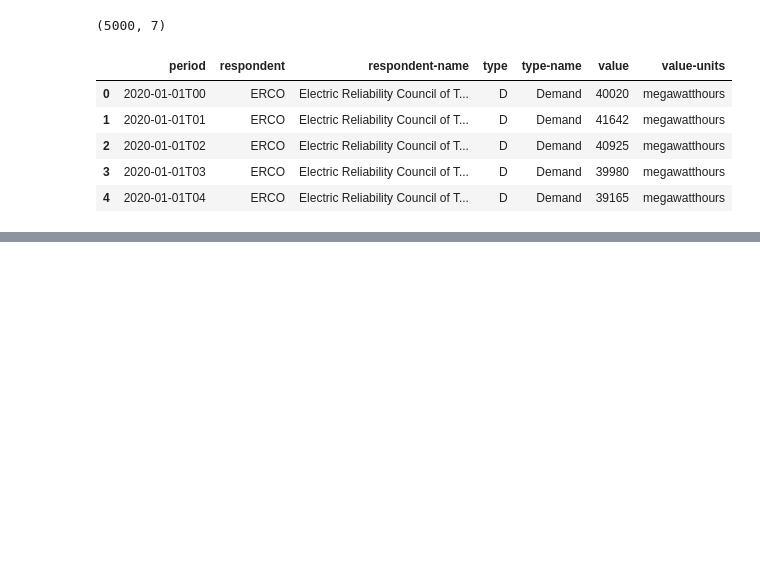
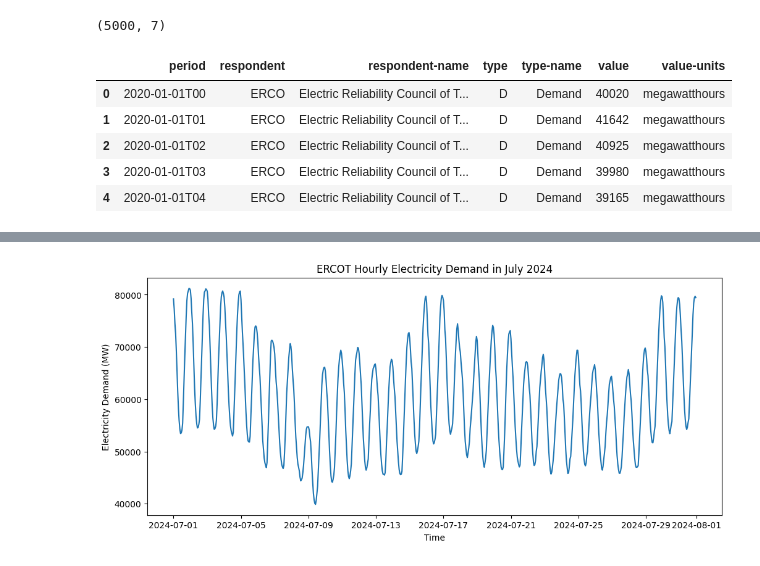
Before and after one commit to Chen-M-22/GridCast, a Jupyter notebook: 01_data_exploration.ipynb, the cells around one changed output, grey strips where cells are left out. Drawn from its saved outputs; the diff is of its cells as text; code cells hidden in the pictures; blank space fills up the shorter version.

```diff
--- a/01_data_exploration.ipynb
+++ b/01_data_exploration.ipynb
@@ -242,0 +416,14 @@ historical_df.to_csv(
+# %%
+one_month = historical_demand_df[
+    (historical_demand_df['timestamp'] >= '2024-07-01') &
+    (historical_demand_df['timestamp'] < '2024-08-01')
+]
+
+plt.figure(figsize=(12, 5))
+plt.plot(one_month['timestamp'], one_month['demand'])
+plt.xlabel("Time")
+plt.ylabel("Electricity Demand (MW)")
+plt.title("ERCOT Hourly Electricity Demand in July 2024")
+plt.show()
+# %% [output]
+[figure, added]
```
Also changed, not shown: parts of 26 cells of this notebook.
